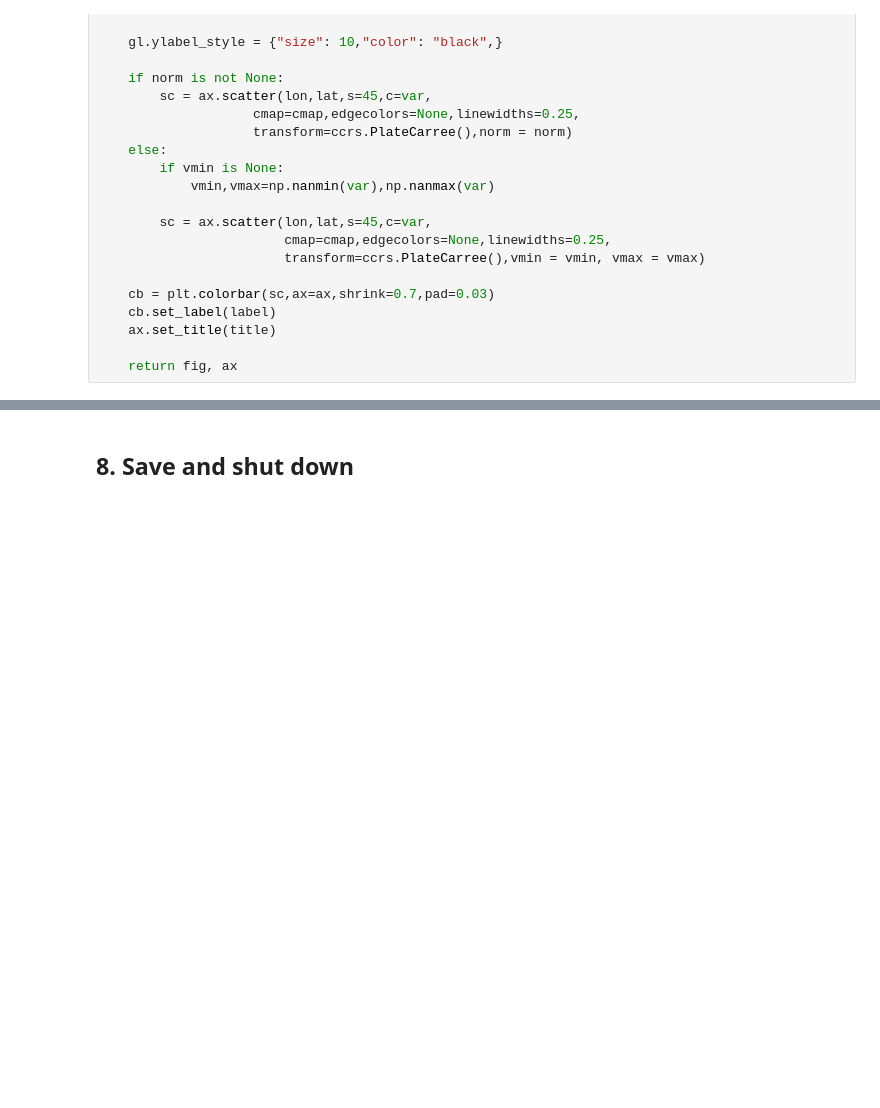
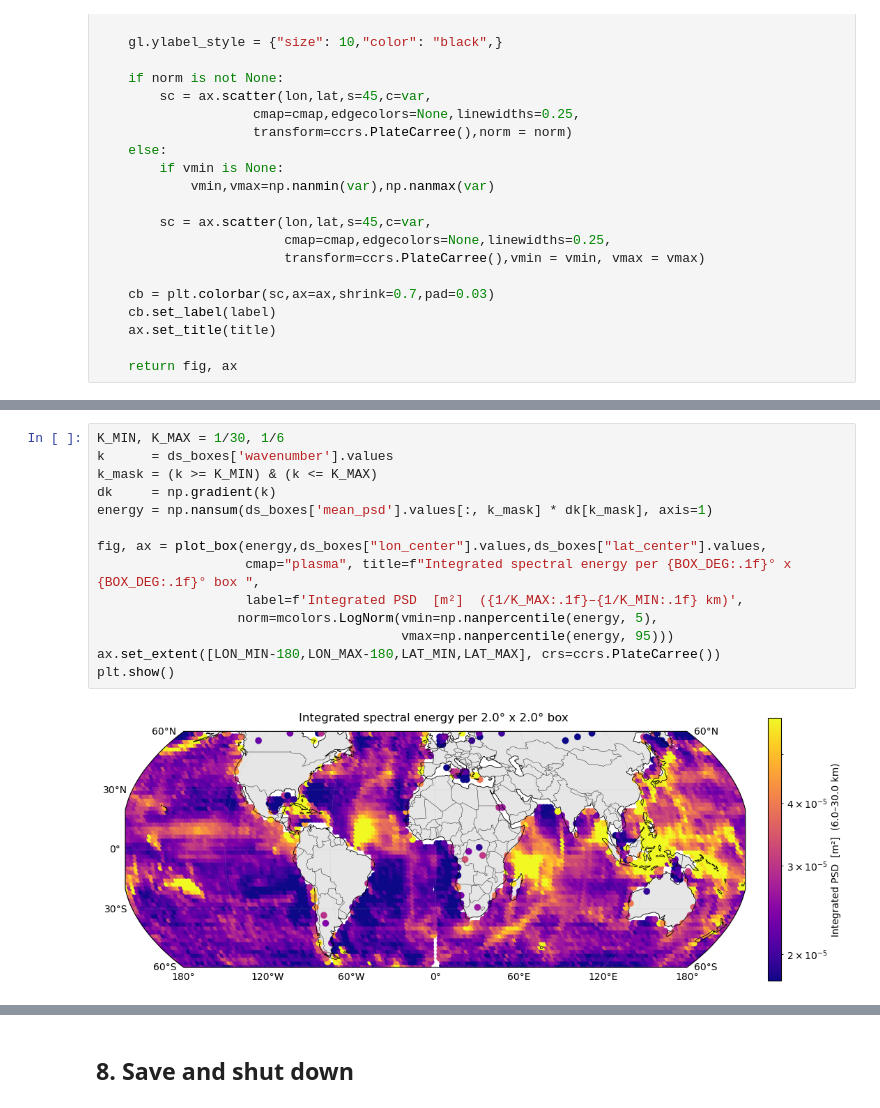
Before and after one commit to zcasparco/SWOT_UHH, a Jupyter notebook: Wavenumber spectra/Global_SSH_spectra_dask_computation.ipynb, the cells around one changed output, grey strips where cells are left out. Drawn from its saved outputs; the diff is of its cells as text; blank space fills up the shorter version.

Commit message:
updates spectra

```diff
--- a/Wavenumber spectra/Global_SSH_spectra_dask_computation.ipynb
+++ b/Wavenumber spectra/Global_SSH_spectra_dask_computation.ipynb
@@ -546,3 +559,19 @@ plt.show()
+# %%
+K_MIN, K_MAX = 1/30, 1/6
+k      = ds_boxes['wavenumber'].values
+k_mask = (k >= K_MIN) & (k <= K_MAX)
+dk     = np.gradient(k)
+energy = np.nansum(ds_boxes['mean_psd'].values[:, k_mask] * dk[k_mask], axis=1)
+
+fig, ax = plot_box(energy,ds_boxes["lon_center"].values,ds_boxes["lat_center"].values,
+                   cmap="plasma", title=f"Integrated spectral energy per {BOX_DEG:.1f}° x {BOX_DEG:.1f}° box ",
+                   label=f'Integrated PSD  [m²]  ({1/K_MAX:.1f}–{1/K_MIN:.1f} km)',
+                  norm=mcolors.LogNorm(vmin=np.nanpercentile(energy, 5),
+                                       vmax=np.nanpercentile(energy, 95)))
+ax.set_extent([LON_MIN-180,LON_MAX-180,LAT_MIN,LAT_MAX], crs=ccrs.PlateCarree())
+plt.show()
+# %% [output]
+[figure, added]
 # %%
 #Defining wavelengths of interest (very naive version)
 MIN_SEGMENTS_PER_BOX = 5
```
Also changed, not shown: parts of 12 cells of this notebook, 1 other file.
